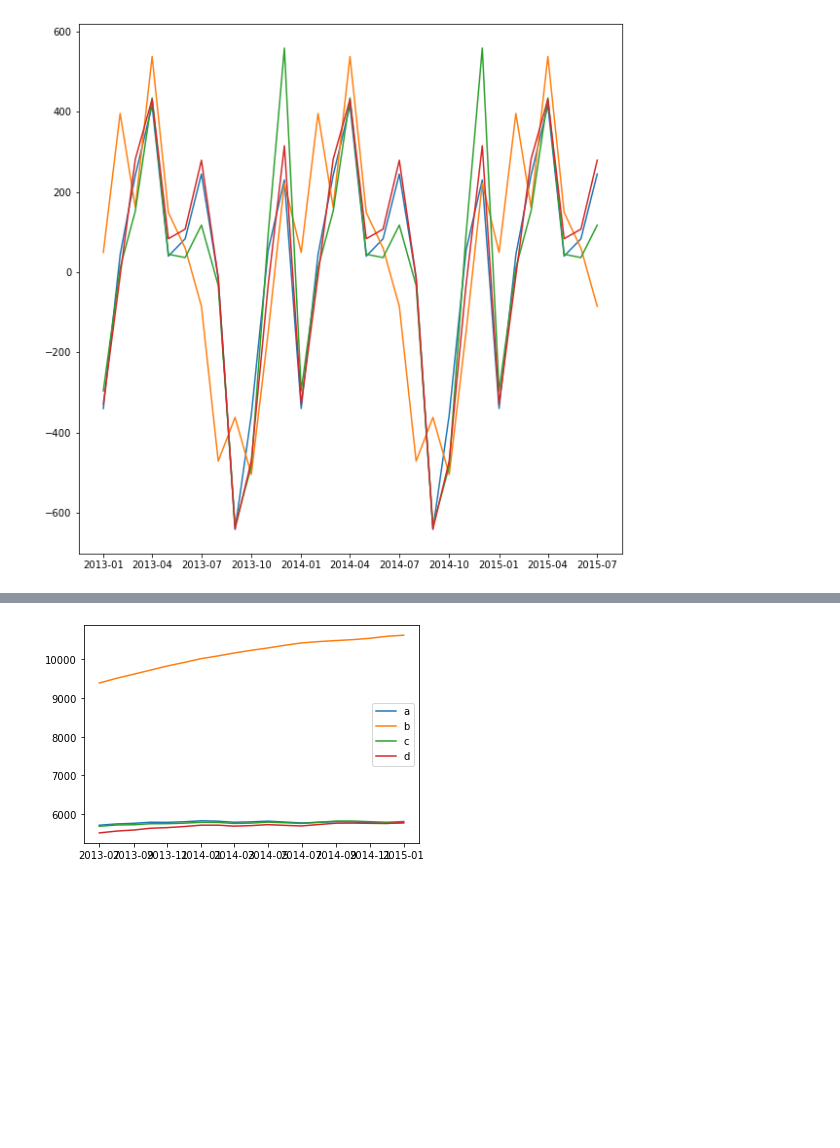
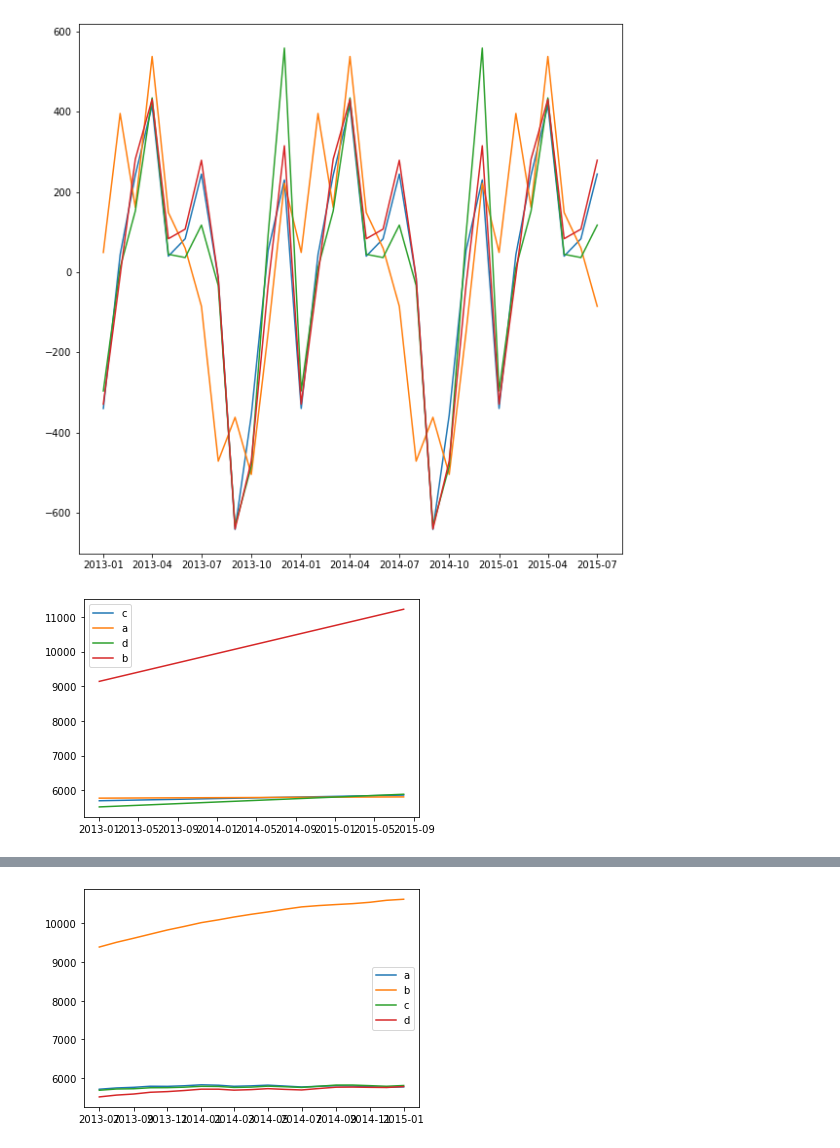
Before and after one commit to peterprescott/sales-data, a Jupyter notebook: notebook.ipynb, the cells around one changed output, grey strips where cells are left out. Cells and saved outputs as stored; diff of their text form; code cells hidden in the pictures; blank space fills up the shorter version.

```diff
--- a/notebook.ipynb
+++ b/notebook.ipynb
@@ -528,3 +555,33 @@ for x in ['a','b','c','d']:
 [figure]
 # %%
 combine['Seasonal'] = 0
+# %%
+from statsmodels.formula.api import ols
+
+validTrend = {}
+for x in combine.StoreType.unique():
+    validTrend[x] = decomposition[x].trend.loc[decomposition[x].trend.isnull()==False].reset_index()
+    validTrend[x]['day'] = validTrend[x].Date.dt.dayofyear
+    validTrend[x]['day'] = np.where(validTrend[x].Date.dt.year>=2014, validTrend[x]['day']+365, validTrend[x]['day'])
+    validTrend[x]['day'] = np.where(validTrend[x].Date.dt.year==2015, validTrend[x]['day']+365, validTrend[x]['day'])
+
+for x in combine.StoreType.unique():
+    linear_trend[x] = ols(formula='trend ~ day', data = validTrend[x]).fit()
+
+combine['DayNumber'] = combine.Date.dt.dayofyear
+combine['DayNumber'] = np.where(combine.Date.dt.year>=2014, combine['DayNumber']+365, combine['DayNumber'])
+combine['DayNumber'] = np.where(combine.Date.dt.year==2015, combine['DayNumber']+365, combine['DayNumber'])
+
+combine['Trend'] = 0
+
+for x in combine.StoreType.unique():
+    combine['Trend'] = np.where(combine.StoreType == x, combine.DayNumber * linear_trend[x].params['day'] + linear_trend[x].params['Intercept'], combine.Trend)
+
+fig, ax = plt.subplots()
+stores = {}
+for x in combine.StoreType.unique():
+    stores[x] = combine.loc[combine.StoreType == x]
+    ax.plot(stores[x].Date, stores[x].Trend, label=x)
+    ax.legend()
+# %% [output]
+[figure, added]
```
Also changed, not shown: parts of 22 cells of this notebook.
